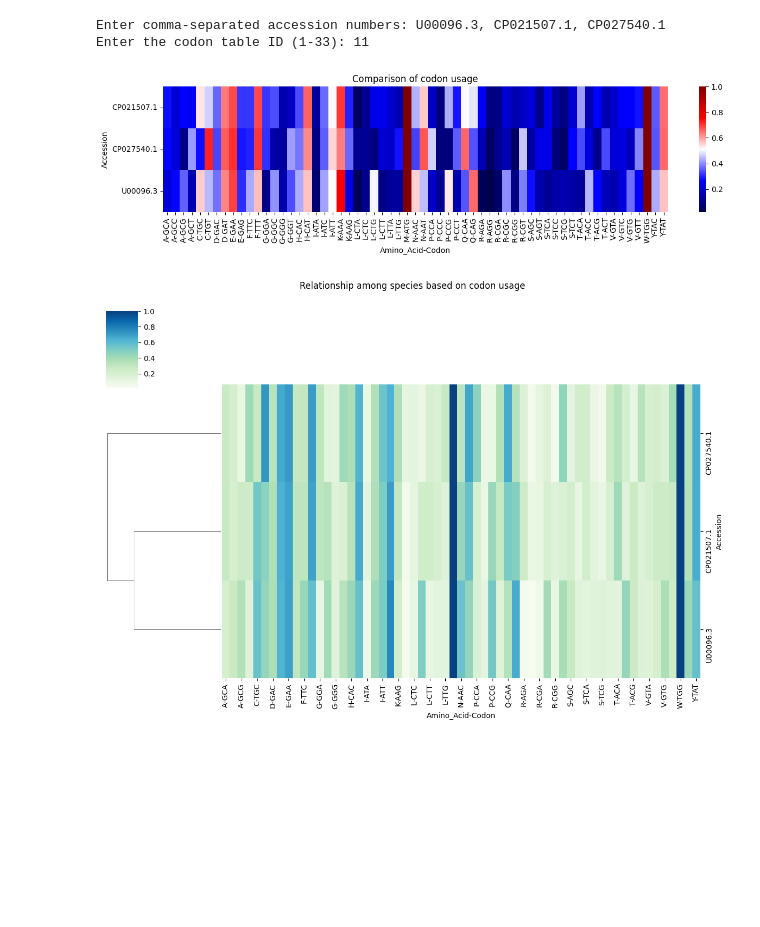
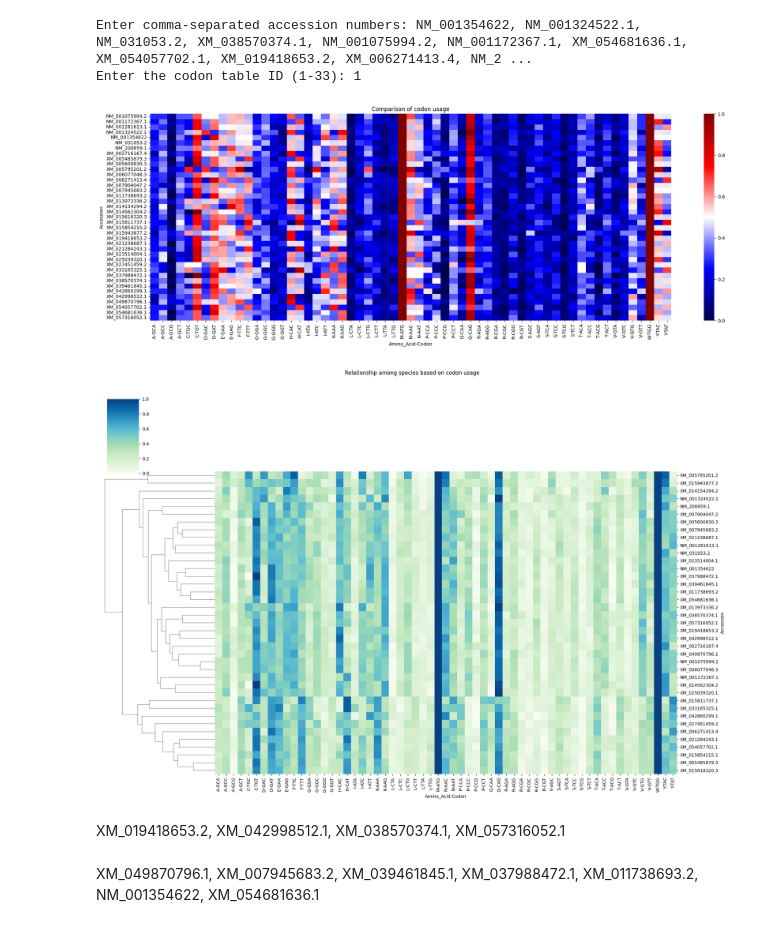
Before and after one commit to emrunali/Codon_Usage_Clustermap, a Jupyter notebook: 123B_Source_Code.ipynb, the cells around one changed output. Drawn from its saved outputs; the diff is of its cells as text; code cells hidden in the pictures; blank space fills up the shorter version.

```diff
--- a/123B_Source_Code.ipynb
+++ b/123B_Source_Code.ipynb
@@ -13,10 +16,12 @@ import seaborn as sns
 import matplotlib.pyplot as plt
 # %%
 def get_cod_freq(cds_features, genetic_code_table):
-    """ cds_features: list of CDS features
-        genetic_code_table: Bio.Seq.CodonTable object
-        Returns a dataframe of total absolute codon frequencies
-    """
+
+    """ Using cds features from NCBI Genbank sequences data and the
+        genetic codon table as selected by the user, this function calcluates
+        the codon frequency in the given sequences and creates a dataframe
+        containing the codon, its corresponding amino acid and its observed
+        frequency"""
 
     codon_count = dict()
 
@@ -39,7 +44,8 @@ def get_cod_freq(cds_features, genetic_code_table):
     return df_codcount
 
 def compute_relative_freq(df_codcount):
-    """ Computes the relative frequency of each codon for each amino acid """
+
+    """ This function computes the relative frequency of each codon for each amino acid """
 
     df_codcount['Total_Freq'] = df_codcount.groupby('Amino_Acid')['Obs_Freq'].transform('sum')
     df_codcount['Relative_Freq'] = df_codcount['Obs_Freq'] / df_codcount['Total_Freq']
@@ -47,7 +53,8 @@ def compute_relative_freq(df_codcount):
     return df_codcount
 
 def get_optimal_codons(df_codcount):
-    """ Indicates the optimal codon for each amino acid"""
+
+    """ This function indicates the optimal codon for each amino acid"""
 
     aa = compute_relative_freq(df_codcount)['Amino_Acid'].unique()
     aa_groups = compute_relative_freq(df_codcount).groupby('Amino_Acid')
@@ -90,36 +97,40 @@ def main(accession_list):
     df_list = []
 
     for accession in accession_list:
         df_accession = analyze_accession(accession, genetic_code_table)
         df_list.append(df_accession)
 
     # Combine dataframes for each accession
     df_result = pd.concat(df_list, keys=accession_list, names=['Accession'])
 
     return df_result
 
 accession_input = input("Enter comma-separated accession numbers: ")
 accession_list = [acc.strip() for acc in accession_input.split(',')]
 codon_usage_df = main(accession_list)
 
 codon_usage_df.index = codon_usage_df.index.get_level_values('Accession')
 codon_usage_df.reset_index()
 
 codon_cluster= codon_usage_df.groupby(["Accession", "Codon", "Amino_Acid" ])["Relative_Freq"].first().unstack().unstack().dropna(axis=1, how='all')
-plt.figure(figsize=(15,3))
+plt.figure(figsize=(25,8))
 sns.heatmap(codon_cluster, cmap="seismic")
 plt.title("Comparison of codon usage");
 plt.show()
 
 g=sns.clustermap(
     codon_cluster,
     cmap="GnBu",
     col_cluster=False,
-    figsize=(12,8),
+    figsize=(20,13),
 )
 g.fig.suptitle("Relationship among species based on codon usage", y=1.05);
 # %% [output]
-Enter comma-separated accession numbers: U00096.3, CP021507.1, CP027540.1
-Enter the codon table ID (1-33): 11
+Enter comma-separated accession numbers: NM_001354622, NM_001324522.1, NM_031053.2, XM_038570374.1, NM_001075994.2, NM_001172367.1, XM_054681636.1, XM_054057702.1, XM_019418653.2, XM_006271413.4, NM_2 ...
+Enter the codon table ID (1-33): 1
-[figure, old version]
+[figure, new version]
-[figure, old version]
+[figure, new version]
+# %% [markdown]
+XM_019418653.2, XM_042998512.1, XM_038570374.1, XM_057316052.1
+# %% [markdown]
+XM_049870796.1, XM_007945683.2, XM_039461845.1, XM_037988472.1, XM_011738693.2, NM_001354622, XM_054681636.1
```
Also changed, not shown: parts of 2 cells of this notebook.
